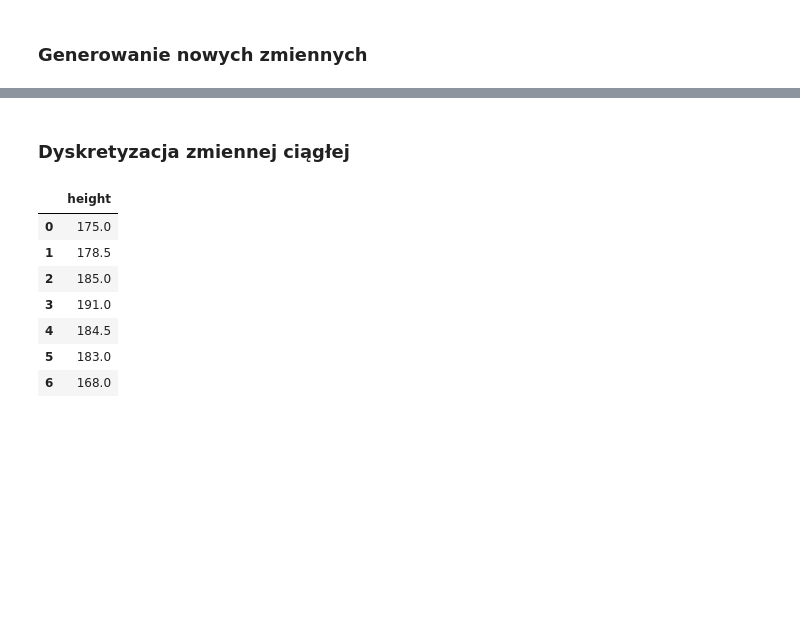
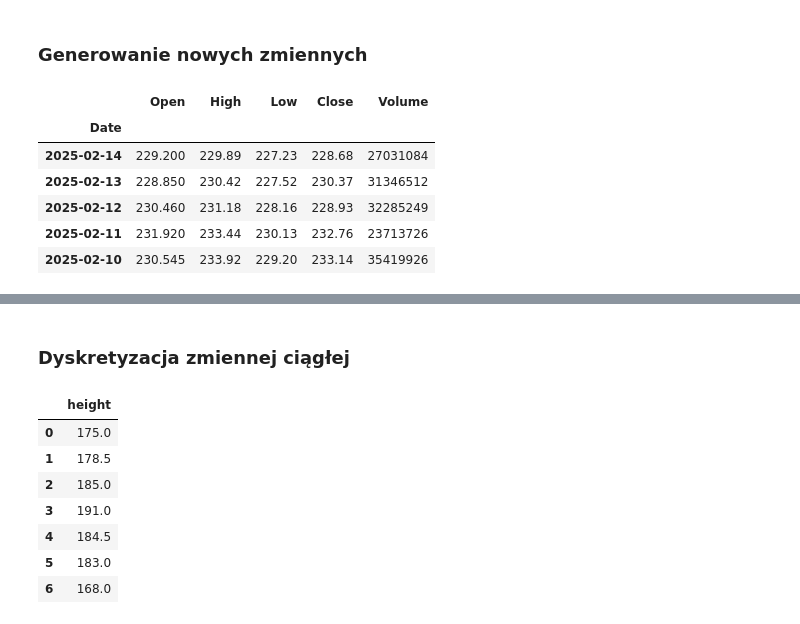
Before and after one commit to kurek0010/machine-learing-bootcamp, a Jupyter notebook: supervised/01_basics/03_feature_extraction.ipynb, the cells around one changed output, grey strips where cells are left out. Drawn from its saved outputs; the diff is of its cells as text; code cells hidden in the pictures; blank space fills up the shorter version.

```diff
--- a/supervised/01_basics/03_feature_extraction.ipynb
+++ b/supervised/01_basics/03_feature_extraction.ipynb
@@ -74,6 +76,16 @@ dtypes: float64(5)
 memory usage: 240.0 bytes
 # %% [markdown]
 ### <a name='3'></a> Generowanie nowych zmiennych
+# %%
+df
+# %% [output]
+|  | Open | High | Low | Close | Volume |
+| Date |  |  |  |  |  |
+| 2025-02-14 | 229.200 | 229.89 | 227.23 | 228.68 | 27031084 |
+| 2025-02-13 | 228.850 | 230.42 | 227.52 | 230.37 | 31346512 |
+| 2025-02-12 | 230.460 | 231.18 | 228.16 | 228.93 | 32285249 |
+| 2025-02-11 | 231.920 | 233.44 | 230.13 | 232.76 | 23713726 |
+| 2025-02-10 | 230.545 | 233.92 | 229.20 | 233.14 | 35419926 |
 # %%
 df.index.month
 # %% [output]
```
Also changed, not shown: parts of 11 cells of this notebook.
